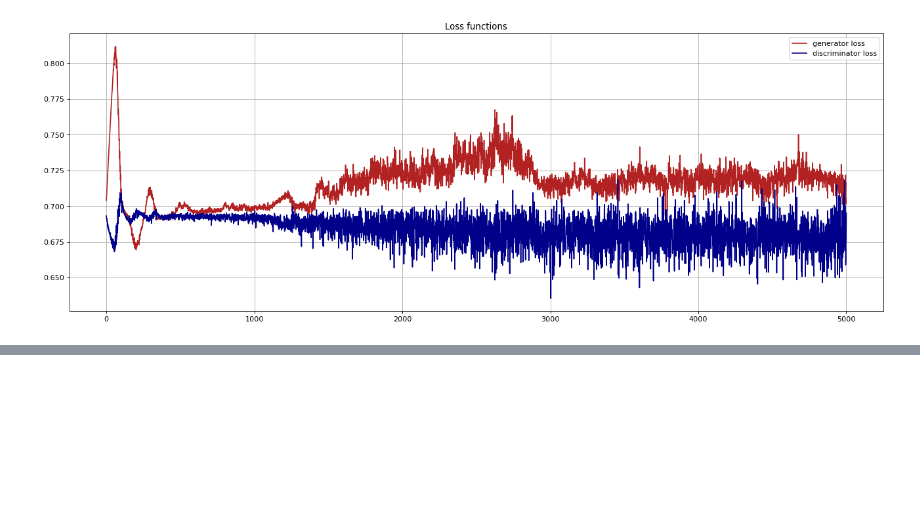
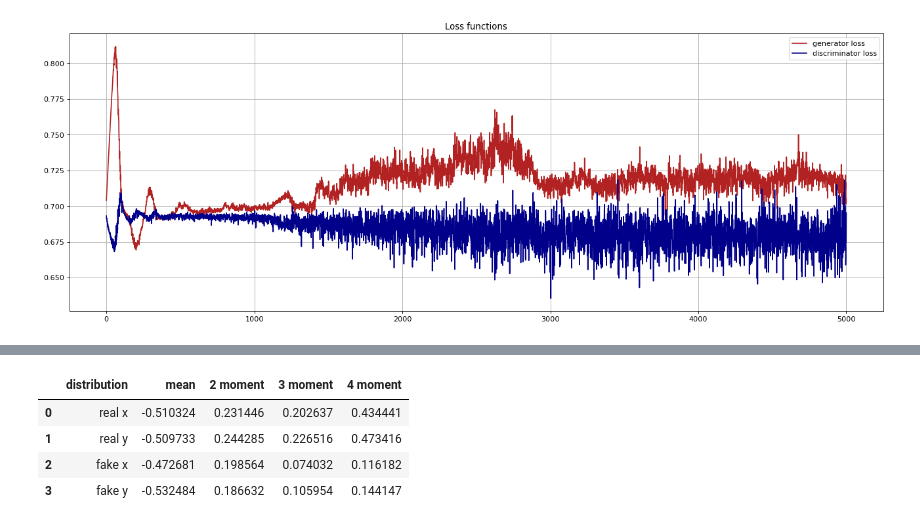
Before and after one commit to Edoardo-Pedicillo/Tesi_magistrale, a Jupyter notebook: 2D_gaussian_distr/2D_gaussian_results.ipynb, the cells around one changed output, grey strips where cells are left out. Saved outputs shown, nothing was run; the diff lists cells and outputs as text; code cells hidden in the pictures; blank space fills up the shorter version.

Commit message:
add table

```diff
--- a/2D_gaussian_distr/2D_gaussian_results.ipynb
+++ b/2D_gaussian_distr/2D_gaussian_results.ipynb
@@ -82,6 +83,8 @@ s = qc.generate_training_real_samples(training_samples)
 real_distr,_ = qc.generate_real_samples(samples, s, training_samples)
 #print(real_distr)
 real_distr=tf.transpose(real_distr)
+
+distributions=[*real_distr,*fake_distr]
 # %%
 def kl_divergence(bins_real, bins_fake,epsilon):
 
@@ -197,0 +201,20 @@ pyplot.show()
+# %%
+from IPython.display import display
+from scipy import stats
+
+moments = pd.DataFrame(
+    {
+        "distribution":["real x","real y","fake x","fake y" ],
+        "mean":[np.mean(i) for i in distributions],
+        "2 moment ":[stats.moment(i,moment=2) for i in distributions],
+        "3 moment":[stats.moment(i,moment=3) for i in distributions],
+        "4 moment ":[stats.moment(i,moment=4) for i in distributions]
+    }
+)
+display(moments)
+# %% [output]
+|  | distribution | mean | 2 moment | 3 moment | 4 moment |
+| 0 | real x | -0.510324 | 0.231446 | 0.202637 | 0.434441 |
+| 1 | real y | -0.509733 | 0.244285 | 0.226516 | 0.473416 |
+| 2 | fake x | -0.472681 | 0.198564 | 0.074032 | 0.116182 |
+| 3 | fake y | -0.532484 | 0.186632 | 0.105954 | 0.144147 |
```
Also changed, not shown: parts of 3 cells of this notebook.
